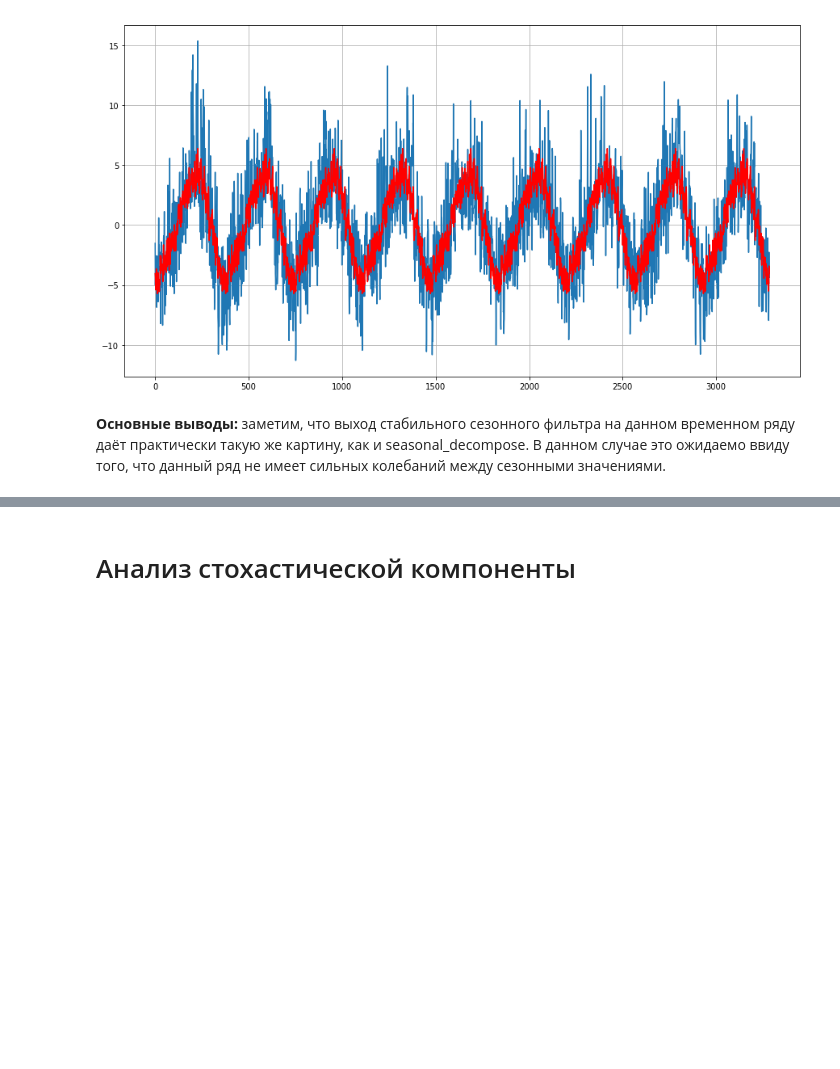
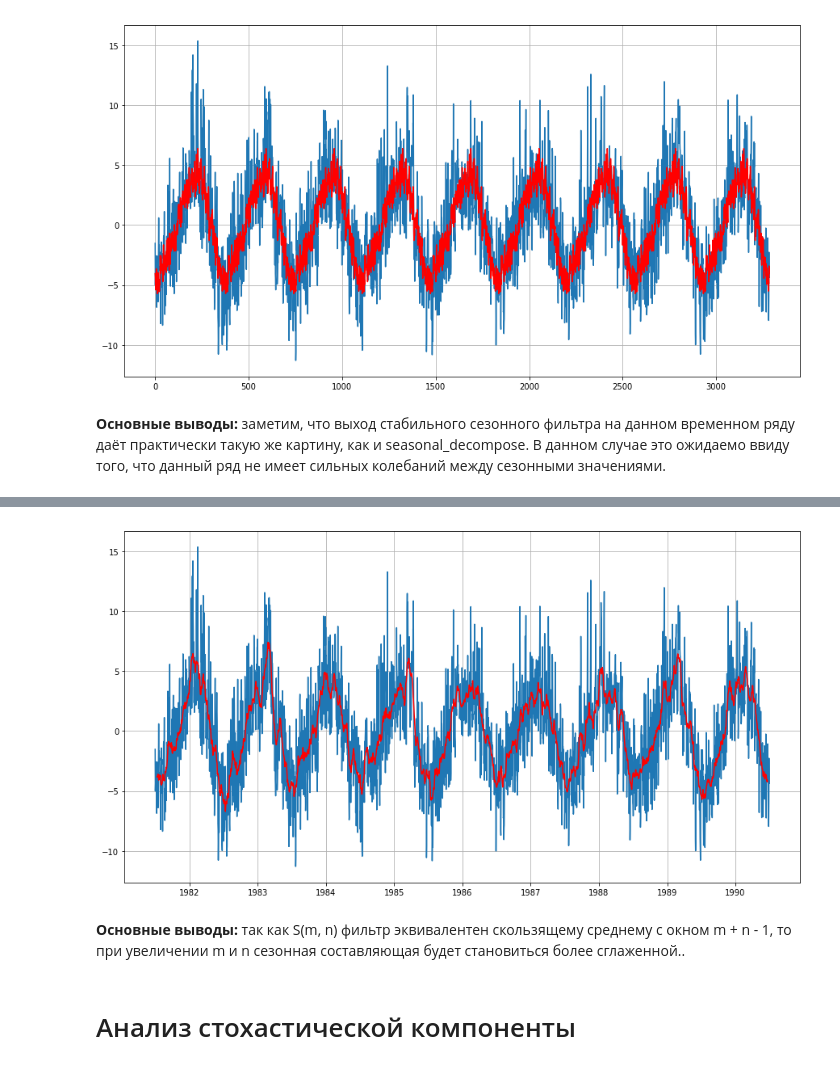
Before and after one commit to GeorgyFirsov/Educational-research-work, a Jupyter notebook: Анализ сезонности и стохастической компоненты.ipynb, the cells around one changed output, grey strips where cells are left out. Saved outputs shown, nothing was run; the diff lists cells and outputs as text; code cells hidden in the pictures; blank space fills up the shorter version.

Commit message:
S(m, n) seasonal filter added

```diff
--- a/Анализ сезонности и стохастической компоненты.ipynb
+++ b/Анализ сезонности и стохастической компоненты.ipynb
@@ -121,3 +127,13 @@ plt.grid()
+# %%
+smn_seasonality = smn_seasonal_filter(temperatures_dt, 7, 16)
+# %%
+plt.plot(temperatures_dt)
+plt.plot(smn_seasonality, c='r')
+plt.grid()
+# %% [output]
+[figure, added]
+# %% [markdown]
+<span class="text_common"><b>Основные выводы:</b> так как S(m, n) фильтр эквивалентен скользящему среднему с окном m + n - 1, то при увеличении m и n сезонная составляющая будет становиться более сглаженной..</span>
 # %% [markdown]
 <h1>Анализ стохастической компоненты</h1>
 # %%
```
Also changed, not shown: parts of 2 cells of this notebook, 1 other file.
